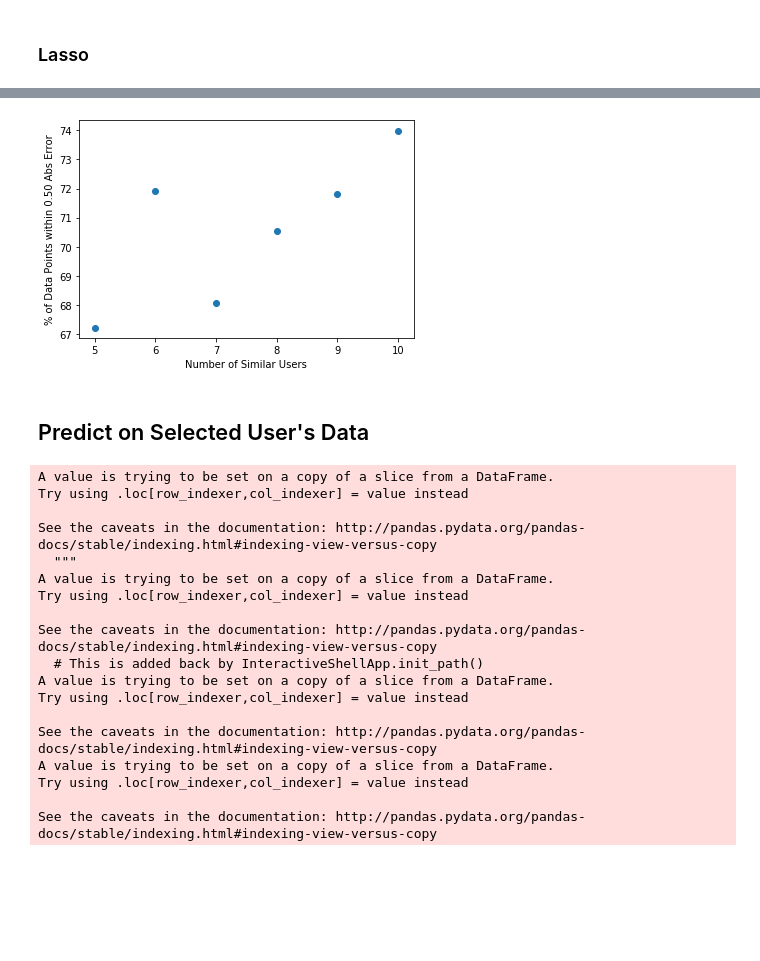
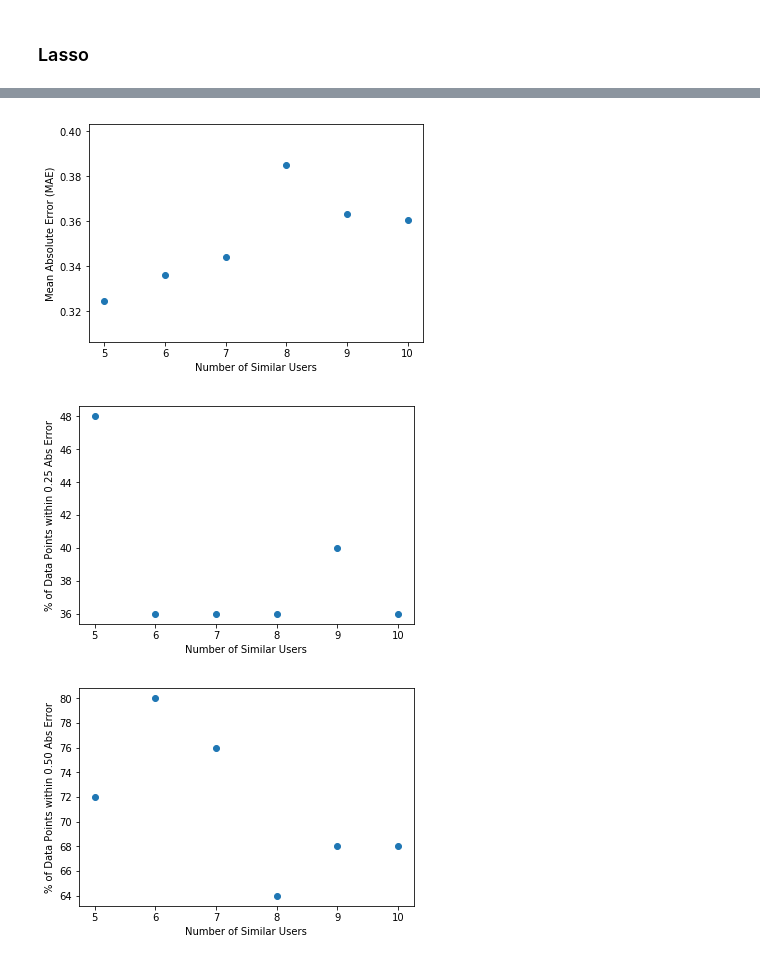
Before and after one commit to tomsharp/BeerMe, a Jupyter notebook: notebooks/Similar Users.ipynb, the cells around one changed output, grey strips where cells are left out. Drawn from its saved outputs; the diff is of its cells as text; code cells hidden in the pictures; blank space fills up the shorter version.

Commit message:
updated similar users to incorporate elasticnet

```diff
--- a/notebooks/Similar Users.ipynb
+++ b/notebooks/Similar Users.ipynb
@@ -68,6 +75,8 @@ scaler = StandardScaler()
 # %%
-scaler.fit(df[['ABV', 'IBU', 'user_rating', 'global_rating']])
+X_scaler.fit(df[['ABV', 'IBU', 'global_rating']])
 # %% [output]
 StandardScaler(copy=True, with_mean=True, with_std=True)
 # %%
-df[['ABV', 'IBU', 'user_rating', 'global_rating']] = scaler.transform(df[['ABV', 'IBU', 'user_rating', 'global_rating']])
+df[['ABV', 'IBU', 'global_rating']] = X_scaler.transform(df[['ABV', 'IBU', 'global_rating']])
+# %%
+Y_scaler.fit(np.array(df['user_rating']).reshape(-1,1))
@@ -74,3 +85,5 @@ df[['ABV', 'IBU', 'user_rating', 'global_rating']] = scaler.transform(df[['ABV',
+# %%
+df['user_rating'] = Y_scaler.transform(np.array(df['user_rating']).reshape(-1,1))
 # %% [markdown]
 ## Iterate over # of Users
 # %% [markdown]
@@ -196,9 +225,19 @@ plt.show()
 # %%
-plt.scatter(n_list, half_abs_error_list)
+plt.scatter(n_users_list, mae_list)
+plt.xlabel('Number of Similar Users')
+plt.ylabel('Mean Absolute Error (MAE)')
+plt.show()
+
+plt.scatter(n_users_list, quarter_abs_error_list)
+plt.xlabel('Number of Similar Users')
+plt.ylabel('% of Data Points within 0.25 Abs Error')
+plt.show()
+
+plt.scatter(n_users_list, half_abs_error_list)
 plt.xlabel('Number of Similar Users')
 plt.ylabel('% of Data Points within 0.50 Abs Error')
 plt.show()
 # %% [output]
-[figure, old version]
+[figure, new version]
+[figure, added]
+[figure, added]
-# %% [markdown]
-## Predict on Selected User's Data
@@ -207,43 +243,0 @@ my_data = df[df['username'] == 'tsharp93']
-# %%
-ibu = np.array(my_data['IBU']).reshape(-1,1)
-ibu_scaler = StandardScaler()
-ibu_scaler.fit(ibu)
-ibu_scaled = ibu_scaler.transform(ibu)
-my_data['IBU'] = ibu_scaled
-
-abv = np.array(my_data['ABV']).reshape(-1,1)
-abv_scaler = StandardScaler()
-abv_scaler.fit(abv)
-abv_scaled = abv_scaler.transform(abv)
-my_data['ABV'] = abv_scaled
-
-global_rating = np.array(my_data['global_rating']).reshape(-1,1)
-global_rating_scaler = StandardScaler()
-global_rating_scaler.fit(global_rating)
-global_rating_scaled = global_rating_scaler.transform(global_rating)
-my_data['global_rating'] = global_rating_scaled
-
-user_rating = np.array(my_data['user_rating']).reshape(-1,1)
-user_rating_scaler = StandardScaler()
-user_rating_scaler.fit(user_rating)
-user_rating_scaled = user_rating_scaler.transform(user_rating)
-my_data['user_rating'] = user_rating_scaled
-# %% [output]
-A value is trying to be set on a copy of a slice from a DataFrame.
-Try using .loc[row_indexer,col_indexer] = value instead
-
-See the caveats in the documentation: http://pandas.pydata.org/pandas-docs/stable/indexing.html#indexing-view-versus-copy
-  """
-A value is trying to be set on a copy of a slice from a DataFrame.
-Try using .loc[row_indexer,col_indexer] = value instead
-
-See the caveats in the documentation: http://pandas.pydata.org/pandas-docs/stable/indexing.html#indexing-view-versus-copy
-  # This is added back by InteractiveShellApp.init_path()
-A value is trying to be set on a copy of a slice from a DataFrame.
-Try using .loc[row_indexer,col_indexer] = value instead
-
-See the caveats in the documentation: http://pandas.pydata.org/pandas-docs/stable/indexing.html#indexing-view-versus-copy
-A value is trying to be set on a copy of a slice from a DataFrame.
-Try using .loc[row_indexer,col_indexer] = value instead
-
-See the caveats in the documentation: http://pandas.pydata.org/pandas-docs/stable/indexing.html#indexing-view-versus-copy
```
Also changed, not shown: parts of 16 cells of this notebook.
